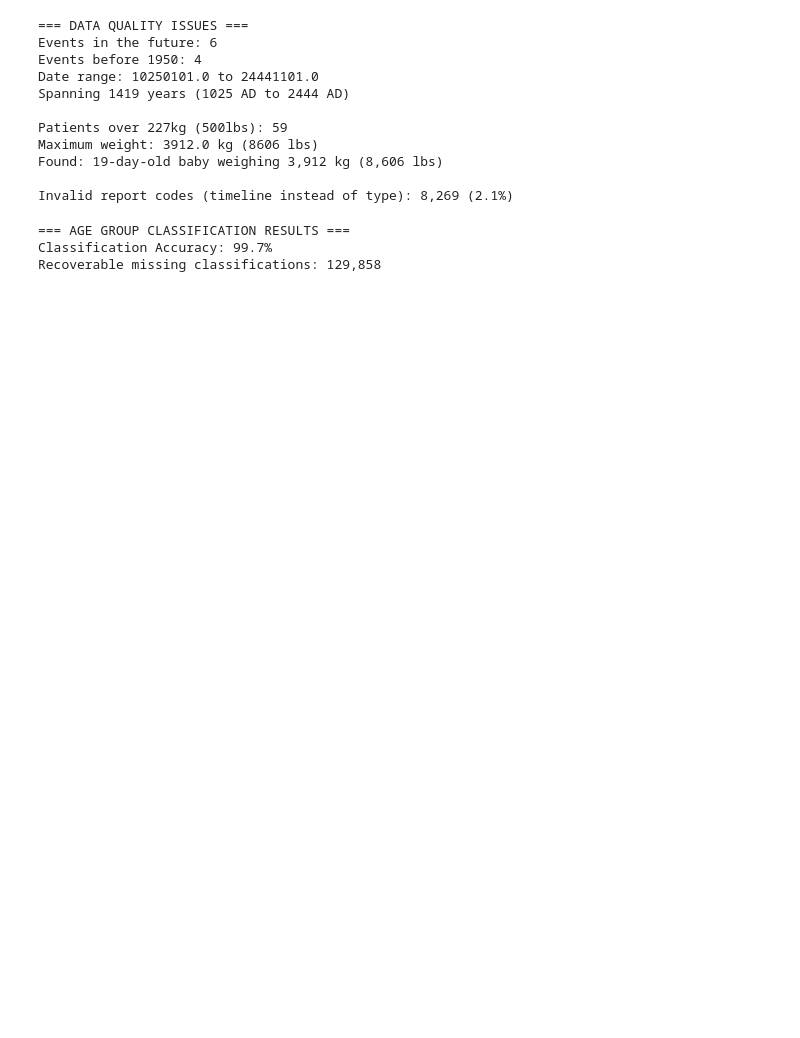
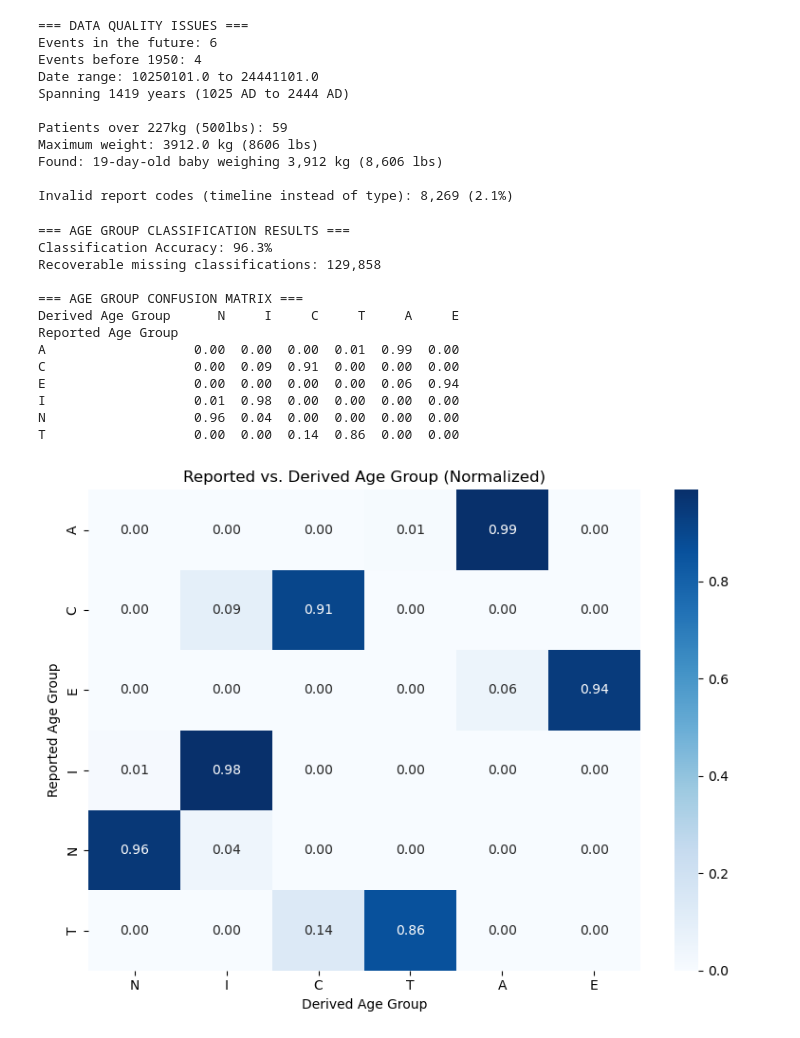
Before and after one commit to michealbeatty/faers-data-quality-2025Q1, a Jupyter notebook: ffaers_2025Q1.ipynb, the cells around one changed output. Cells and saved outputs as stored; diff of their text form; code cells hidden in the pictures; blank space fills up the shorter version.

```diff
--- a/ffaers_2025Q1.ipynb
+++ b/ffaers_2025Q1.ipynb
@@ -164,35 +190,88 @@ def derive_age_group_with_teens(row):
         return None
 
     # Age group classification
     if age_in_years < (28/365.25):
         return 'N'  # Neonate
     elif age_in_years < 2:
         return 'I'  # Infant
     elif age_in_years < 12:
         return 'C'  # Child
     elif age_in_years < 18:
         return 'T'  # Teen
     elif age_in_years < 65:
         return 'A'  # Adult
     else:
         return 'E'  # Elderly
 
 # Apply age group classification
-demo_df['derived_age_grp'] = demo_df.apply(derive_age_group_with_teens, axis=1)
+# Create a mapping from age_cod to a multiplier (to convert to years)
+unit_multipliers = {
+    'DY': 1 / 365.25,
+    'WK': 1 / 52.18,
+    'MON': 1 / 12,
+    'YR': 1,
+    'DEC': 10
+}
+
+# Convert age_cod to uppercase just in case
+demo_df['age_cod'] = demo_df['age_cod'].str.upper()
+
+# Convert age to years
+demo_df['age_in_years'] = demo_df['age'] * demo_df['age_cod'].map(unit_multipliers)
+
+# Bin into derived age groups
+age_bins = [-float('inf'), 28/365.25, 2, 12, 18, 65, float('inf')]
+age_labels = ['N', 'I', 'C', 'T', 'A', 'E']
+
+demo_df['derived_age_grp'] = pd.cut(demo_df['age_in_years'], bins=age_bins, labels=age_labels)
 
 # Calculate classification accuracy
 total_with_both = len(demo_df.dropna(subset=['age_grp', 'derived_age_grp']))
 perfect_matches = (demo_df['age_grp'] == demo_df['derived_age_grp']).sum()
 accuracy = perfect_matches / total_with_both * 100
 recoverable = (demo_df['age_grp'].isna() & demo_df['derived_age_grp'].notna()).sum()
 
 print(f"\n=== AGE GROUP CLASSIFICATION RESULTS ===")
 print(f"Classification Accuracy: {accuracy:.1f}%")
 print(f"Recoverable missing classifications: {recoverable:,}")
+
+# Build a confusion matrix between reported and derived age groups
+confusion_df = demo_df.dropna(subset=['age_grp', 'derived_age_grp'])
+
+confusion_matrix = pd.crosstab(
+    confusion_df['age_grp'],
+    confusion_df['derived_age_grp'],
+    rownames=['Reported Age Group'],
+    colnames=['Derived Age Group'],
+    normalize='index'  # Remove this if you want raw counts
+)
+
+print("\n=== AGE GROUP CONFUSION MATRIX ===")
+print(confusion_matrix.round(2).to_string())
+
+plt.figure(figsize=(8, 6))
+sns.heatmap(confusion_matrix, annot=True, fmt=".2f", cmap='Blues')
+plt.title("Reported vs. Derived Age Group (Normalized)")
+plt.ylabel("Reported Age Group")
+plt.xlabel("Derived Age Group")
+plt.tight_layout()
+plt.savefig("images/age_group_confusion_matrix.png", dpi=300)
+plt.show()
 # %% [output]
 === AGE GROUP CLASSIFICATION RESULTS ===
-Classification Accuracy: 99.7%
+Classification Accuracy: 96.3%
 Recoverable missing classifications: 129,858
+
+=== AGE GROUP CONFUSION MATRIX ===
+Derived Age Group      N     I     C     T     A     E
+Reported Age Group
+A                   0.00  0.00  0.00  0.01  0.99  0.00
+C                   0.00  0.09  0.91  0.00  0.00  0.00
+E                   0.00  0.00  0.00  0.00  0.06  0.94
+I                   0.01  0.98  0.00  0.00  0.00  0.00
+N                   0.96  0.04  0.00  0.00  0.00  0.00
+T                   0.00  0.00  0.14  0.86  0.00  0.00
+[figure, added]
 # %%
 # ===================================================================
 # 5. PHARMACEUTICAL COMPANY COMPLIANCE ANALYSIS
```
Also changed, not shown: parts of 9 cells of this notebook.
